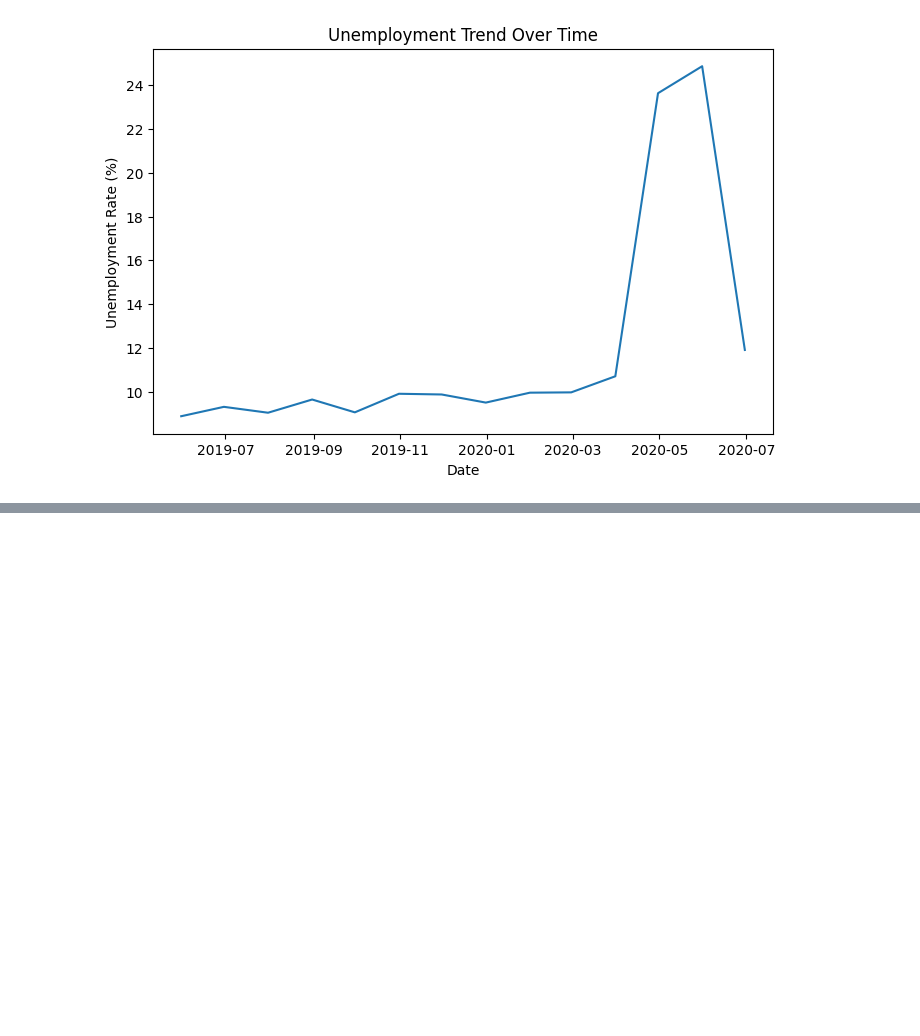
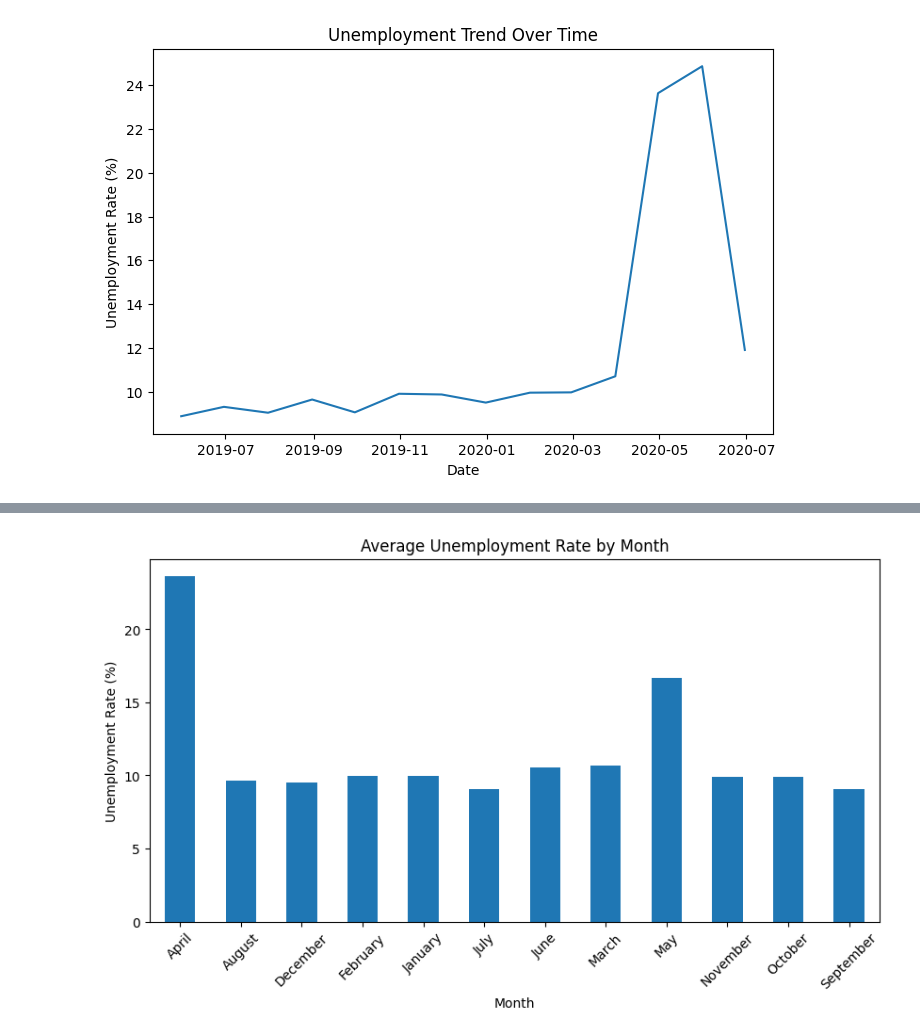
Before and after one commit to nikhil2316n/Machine_Learning, a Jupyter notebook: classical_ml/unemployment_analysit.ipynb, the cells around one changed output, grey strips where cells are left out. Cells and saved outputs as stored; diff of their text form; code cells hidden in the pictures; blank space fills up the shorter version.

```diff
--- a/classical_ml/unemployment_analysit.ipynb
+++ b/classical_ml/unemployment_analysit.ipynb
@@ -214,0 +242,6 @@ plt.show()
+# %%
+df['Month_Name'] = df['Date'].dt.month_name()
+# %%
+monthly_unemployment=df.groupby("Month_Name")['Estimated Unemployment Rate (%)'].mean()
+
+monthly_unemployment.sort_index(ascending=True)
@@ -214,0 +263,11 @@ plt.show()
+# %%
+monthly_unemployment.plot(kind='bar', figsize=(10,5))
+
+plt.title("Average Unemployment Rate by Month")
+plt.xlabel("Month")
+plt.ylabel("Unemployment Rate (%)")
+plt.xticks(rotation=45)
+
+plt.show()
+# %% [output]
+[figure, added]
```
Also changed, not shown: parts of 10 cells of this notebook.
